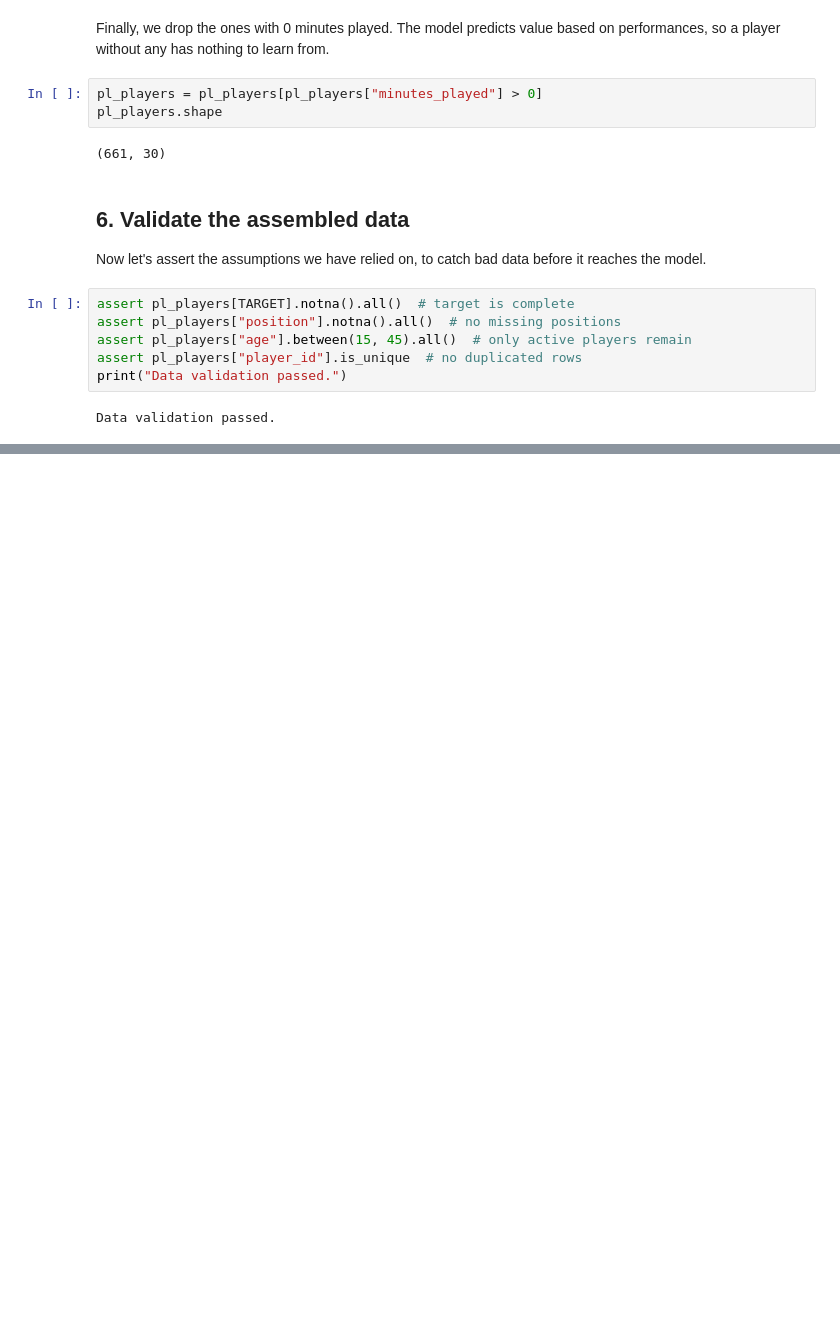
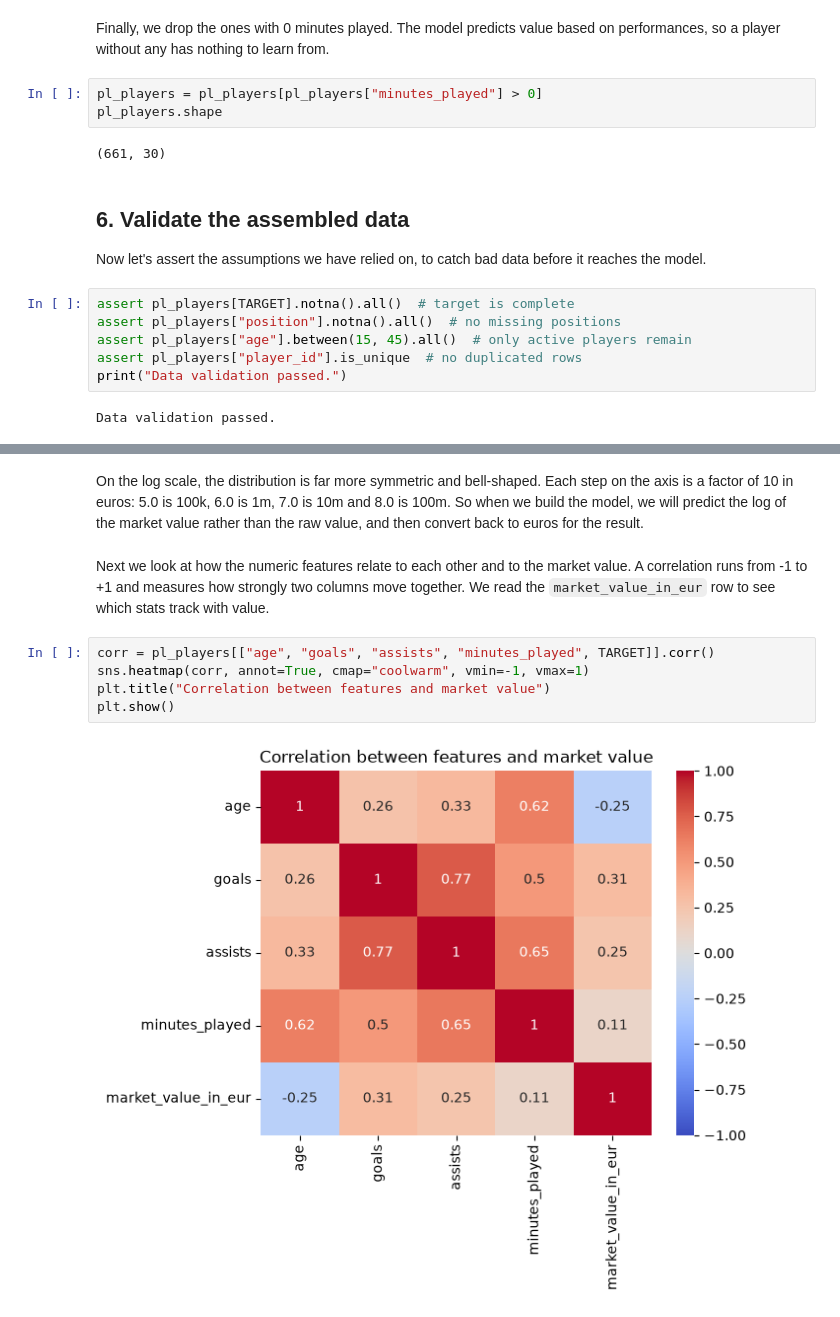
Before and after one commit to konstantinosioan/pl-transfer-value-predictor, a Jupyter notebook: notebook.ipynb, the cells around one changed output, grey strips where cells are left out. Saved outputs shown, nothing was run; the diff lists cells and outputs as text; blank space fills up the shorter version.

```diff
--- a/notebook.ipynb
+++ b/notebook.ipynb
@@ -146,0 +173,11 @@ Data validation passed.
+# %% [markdown]
+On the log scale, the distribution is far more symmetric and bell-shaped. Each step on the axis is a factor of 10 in euros: 5.0 is 100k, 6.0 is 1m, 7.0 is 10m and 8.0 is 100m. So when we build the model, we will predict the log of the market value rather than the raw value, and then convert back to euros for the result.
+# %% [markdown]
+Next we look at how the numeric features relate to each other and to the market value. A correlation runs from -1 to +1 and measures how strongly two columns move together. We read the `market_value_in_eur` row to see which stats track with value.
+# %%
+corr = pl_players[["age", "goals", "assists", "minutes_played", TARGET]].corr()
+sns.heatmap(corr, annot=True, cmap="coolwarm", vmin=-1, vmax=1)
+plt.title("Correlation between features and market value")
+plt.show()
+# %% [output]
+[figure, added]
```
Also changed, not shown: parts of 11 cells of this notebook, 1 other file.
